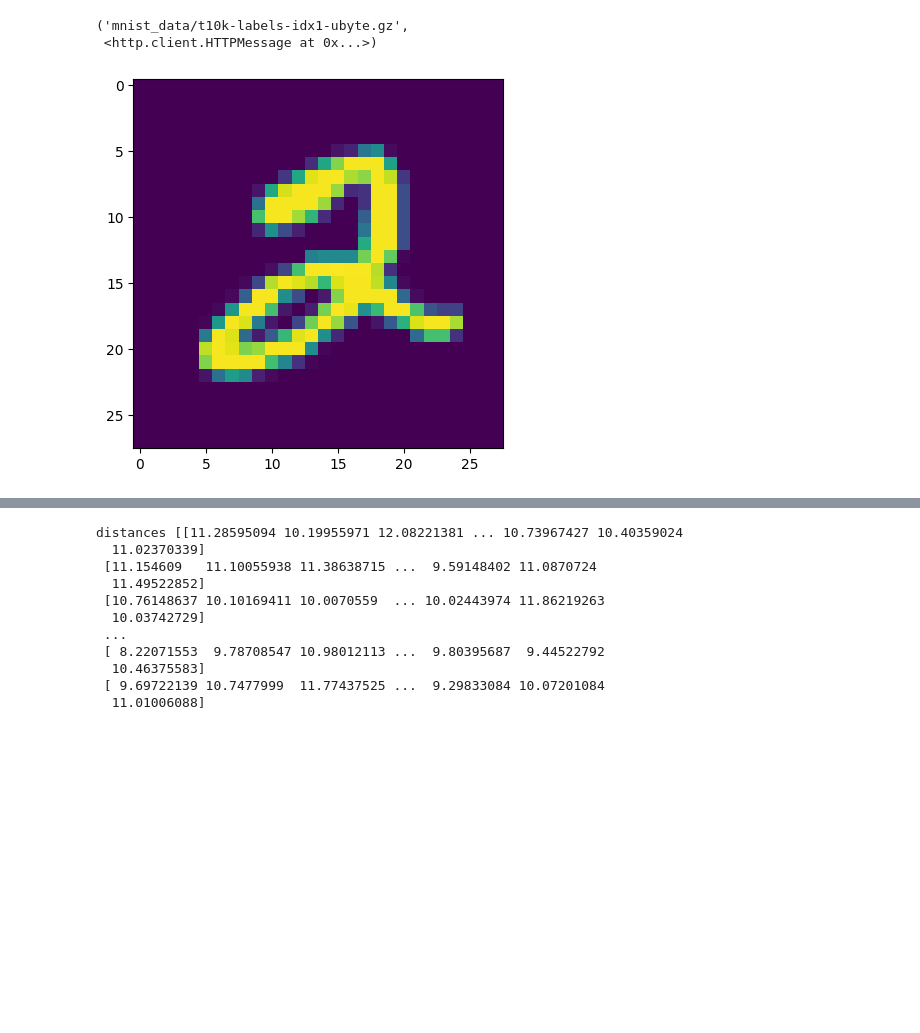
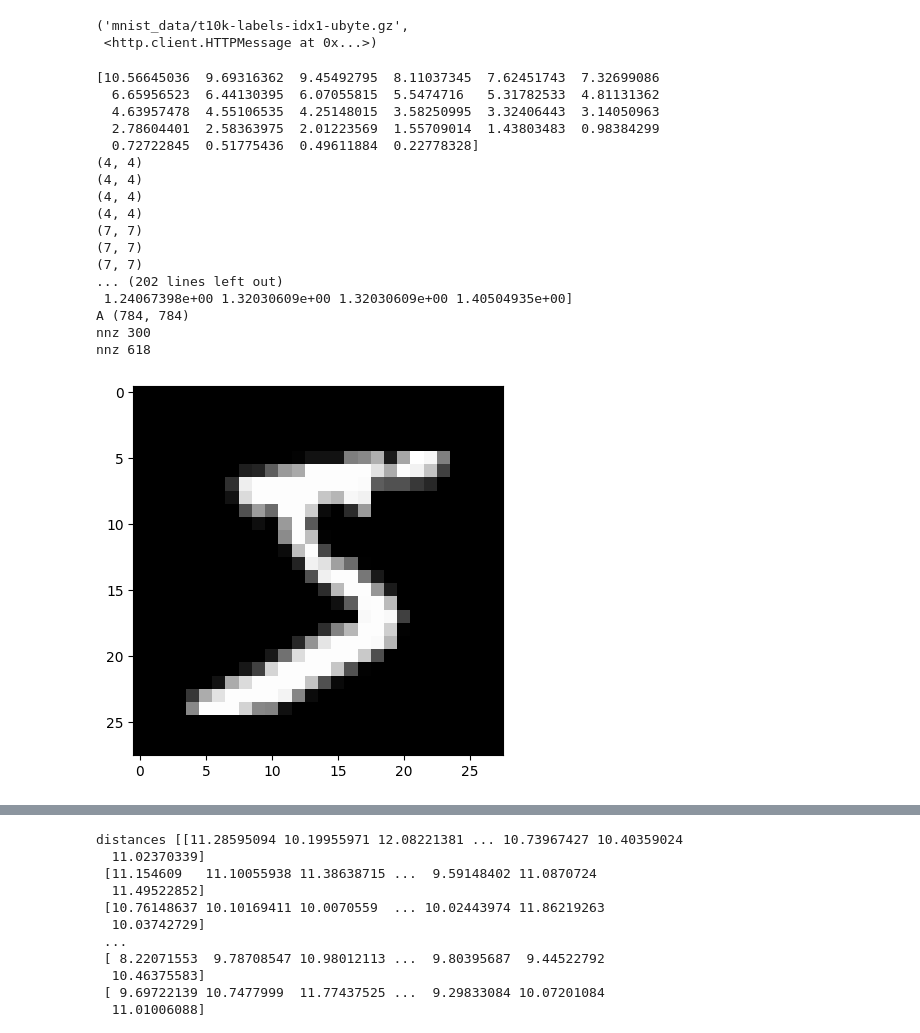
Before and after one commit to stellatogrp/l2ws, a Jupyter notebook: notebooks/mnist.ipynb, the cells around one changed output, grey strips where cells are left out. Drawn from its saved outputs; the diff is of its cells as text; code cells hidden in the pictures; blank space fills up the shorter version.

```diff
--- a/notebooks/mnist.ipynb
+++ b/notebooks/mnist.ipynb
@@ -75,34 +148,104 @@ x_test = x_test.astype('float32') / 255
 # %%
 x_train.shape
 x_train_img = np.reshape(x_train, (60000, 28, 28))
-plt.imshow(x_train_img[5,:,:])#, cmap='gray')
-import scipy.linalg as la
+plt.imshow(x_train_img[0,:,:], cmap='gray')
+
 
 c = np.zeros(28)
-s = 2
-c[:s] = (s - np.arange(0,s))/(3*s)
+s = 5
+c[:s] = (s - np.arange(0,s))/(2*s)
 blur_matrix = la.toeplitz(c)
+# blur_matrix = blur_matrix / blur_matrix.sum(axis=1)
+
+# plt.imshow(blur_matrix + .01*np.random.normal(size=(28,28)))
+# plt.imshow(blur_matrix)
+# print('sum', blur_matrix.sum(axis=0))
 
 # # Define blur filter size
 # blur_size = 3
 
 # # Define blur filter matrix
 # blur_filter = np.ones((blur_size, blur_size)) / (blur_size ** 2)
 # blur_filter[1, 1] = 10
 # blur_filter = blur_filter / blur_filter.sum()
 
 
 # # Reshape filter matrix to 1D vector
 # blur_filter = blur_filter.reshape(-1)
 
 # # Create blur matrix for MNIST images
 # blur_matrix = np.zeros((28, 28))
 
 # for i in range(28):
 #     for j in range(28):
 #         if abs(i - j) < blur_size ** 2:
 #             blur_matrix[i, j] = blur_filter[abs(i - j)]
+U, S, VT = jnp.linalg.svd(blur_matrix + 1*np.random.normal(size=(28,28)))
+print(S)
 
 blur_matrix_kron = np.kron(blur_matrix, blur_matrix)
+
+# Define the blur matrix r (size 28 x 28)
+blur_kernel = np.array([[1,2,1],
+                        [2,4,2],
+                        [1,2,1]])
+R = signal.convolve2d(np.eye(28), blur_kernel, mode='same')
+
+# Perform the three-stage Haar wavelet transform on the image
+coeffs = pywt.wavedec2(x_train_img[0, :, :], 'haar', level=3)
+# print('coeffs', coeffs)
+print(coeffs[0].shape)
+print(coeffs[1][0].shape)
+print(coeffs[1][1].shape)
+print(coeffs[1][2].shape)
+print(coeffs[2][0].shape)
+print(coeffs[2][1].shape)
+print(coeffs[2][2].shape)
+Haar = pywt.waverec2(coeffs, 'haar')
+print('Haar', Haar.shape)
+H = np.kron(Haar, Haar)
+# print(coeffs[3][0].shape)
+
+# # Concatenate the low-frequency coefficient matrix with the high-frequency coefficient matrices
+# # W = np.concatenate([np.concatenate(coeffs[0]), np.concatenate(coeffs[1][0]), np.concatenate(coeffs[1][1]), np.concatenate(coeffs[1][2])], axis=0)
+# W = np.concatenate([
+#     np.concatenate(coeffs[0]).reshape(-1, 1),
+#     np.concatenate(coeffs[1][0]).reshape(-1, 1),
+#     np.concatenate(coeffs[1][1]).reshape(-1, 1),
+#     np.concatenate(coeffs[1][2]).reshape(-1, 1),
+# ], axis=1)
+# print('W', W.shape)
+B = vectorized2DBlurMatrix(28, 28, 5) #+ .01 * np.eye(784)
+print('B cond', np.linalg.cond(B))
+evals, evecs = np.linalg.eigh(B.T @ B)
+print('evals B', evals)
+# B = blur_matrix_kron
+# H = vectorized2DHaarMatrix(28, 28)
+# print('H', H.shape)
+
+# Compute the matrix A = RW
+A = np.matmul(B, H)
+print('A', A.shape)
+
+ww = H @ x_train[0, :]
+print('nnz', np.where(ww == 0)[0].size)
+print('nnz', np.where(x_train[0, :] == 0)[0].size)
 # %% [output]
+[10.56645036  9.69316362  9.45492795  8.11037345  7.62451743  7.32699086
+  6.65956523  6.44130395  6.07055815  5.5474716   5.31782533  4.81131362
+  4.63957478  4.55106535  4.25148015  3.58250995  3.32406443  3.14050963
+  2.78604401  2.58363975  2.01223569  1.55709014  1.43803483  0.98384299
+  0.72722845  0.51775436  0.49611884  0.22778328]
+(4, 4)
+(4, 4)
+(4, 4)
+(4, 4)
+(7, 7)
+(7, 7)
+(7, 7)
+... (202 lines left out)
+ 1.24067398e+00 1.32030609e+00 1.32030609e+00 1.40504935e+00]
+A (784, 784)
+nnz 300
+nnz 618
-[figure, old version]
+[figure, new version]
```
Also changed, not shown: parts of 10 cells of this notebook, 5 other files.
